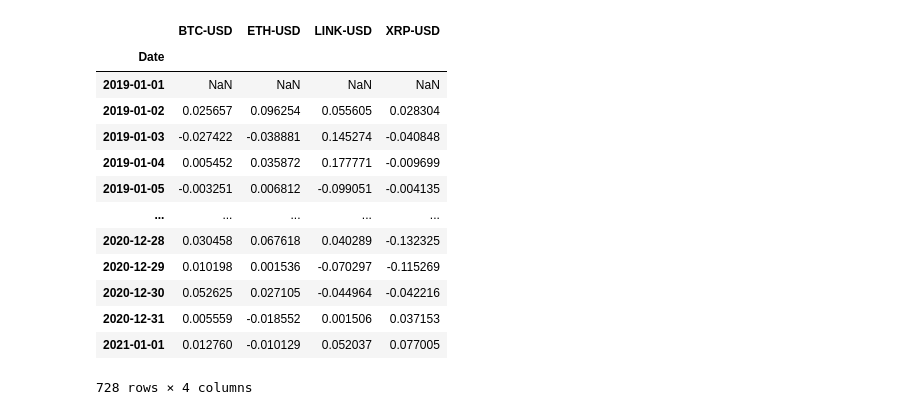
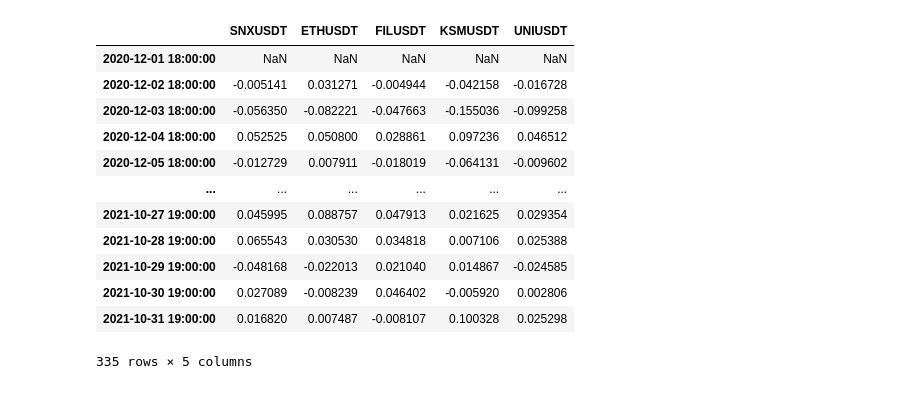
Before and after one commit to dev-jamesk/Crypto-Efficient-Frontier-Visualizer, a Jupyter notebook: Lab.ipynb, the cells around one changed output. Drawn from its saved outputs; the diff is of its cells as text; code cells hidden in the pictures.

```diff
--- a/Lab.ipynb
+++ b/Lab.ipynb
@@ -1,24 +0,0 @@
-# %%
-import pandas as pd
-import numpy as np
-import matplotlib.pyplot as plt
-import yfinance as yf
-import seaborn as sns
-import quandl
-import sys
-import scipy.optimize as scoplt
-
-import plotly.graph_objects as go
-from plotly.subplots import make_subplots
-import plotly.express as px
-import plotly.figure_factory as ff
-
-plt.style.use('fivethirtyeight')
-np.random.seed(777)
-
-data = yf.download(['BTC-USD','ETH-USD','XRP-USD','LINK-USD'],start="2019-01-01",end="2021-01-01")
-#data = yf.download(['AAPL','NKE','GOOGL','AMZN'],start="2018-01-01",end="2021-01-01")
-
-daily_returns = data
-data = data['Adj Close']
-data
@@ -40,0 +52,8 @@ data
+# %%
+data = download(['SNXUSDT','ETHUSDT','FILUSDT','KSMUSDT','UNIUSDT'], dt.datetime(2020, 12, 1), dt.datetime(2021, 11, 1) )
+#data = yf.download(['BTC-USD','ETH-USD','XRP-USD','LINK-USD'],start="2019-01-01",end="2021-01-01")
+#data = yf.download(['AAPL','NKE','GOOGL','AMZN'],start="2018-01-01",end="2021-01-01")
+
+daily_returns = data
+#data = data['Adj Close']
+data
@@ -41,22 +79,23 @@ data
 # %%
 # Calculate daily return.
-daily_returns = np.log(1+daily_returns['Adj Close'].pct_change())
+daily_returns = np.log(1+daily_returns.pct_change())
+
+#daily_returns = np.log(1+daily_returns['Adj Close'].pct_change())
 daily_returns
 # %% [output]
-|  | BTC-USD | ETH-USD | LINK-USD | XRP-USD |
-| Date |  |  |  |  |
-| 2019-01-01 | NaN | NaN | NaN | NaN |
-| 2019-01-02 | 0.025657 | 0.096254 | 0.055605 | 0.028304 |
-| 2019-01-03 | -0.027422 | -0.038881 | 0.145274 | -0.040848 |
-| 2019-01-04 | 0.005452 | 0.035872 | 0.177771 | -0.009699 |
-| 2019-01-05 | -0.003251 | 0.006812 | -0.099051 | -0.004135 |
-| ... | ... | ... | ... | ... |
-| 2020-12-28 | 0.030458 | 0.067618 | 0.040289 | -0.132325 |
-| 2020-12-29 | 0.010198 | 0.001536 | -0.070297 | -0.115269 |
-| 2020-12-30 | 0.052625 | 0.027105 | -0.044964 | -0.042216 |
-| 2020-12-31 | 0.005559 | -0.018552 | 0.001506 | 0.037153 |
-| 2021-01-01 | 0.012760 | -0.010129 | 0.052037 | 0.077005 |
+|  | SNXUSDT | ETHUSDT | FILUSDT | KSMUSDT | UNIUSDT |
+| 2020-12-01 18:00:00 | NaN | NaN | NaN | NaN | NaN |
+| 2020-12-02 18:00:00 | -0.005141 | 0.031271 | -0.004944 | -0.042158 | -0.016728 |
+| 2020-12-03 18:00:00 | -0.056350 | -0.082221 | -0.047663 | -0.155036 | -0.099258 |
+| 2020-12-04 18:00:00 | 0.052525 | 0.050800 | 0.028861 | 0.097236 | 0.046512 |
+| 2020-12-05 18:00:00 | -0.012729 | 0.007911 | -0.018019 | -0.064131 | -0.009602 |
+| ... | ... | ... | ... | ... | ... |
+| 2021-10-27 19:00:00 | 0.045995 | 0.088757 | 0.047913 | 0.021625 | 0.029354 |
+| 2021-10-28 19:00:00 | 0.065543 | 0.030530 | 0.034818 | 0.007106 | 0.025388 |
+| 2021-10-29 19:00:00 | -0.048168 | -0.022013 | 0.021040 | 0.014867 | -0.024585 |
+| 2021-10-30 19:00:00 | 0.027089 | -0.008239 | 0.046402 | -0.005920 | 0.002806 |
+| 2021-10-31 19:00:00 | 0.016820 | 0.007487 | -0.008107 | 0.100328 | 0.025298 |
-728 rows × 4 columns
+335 rows × 5 columns
 # %%
 # remove first row (can't be calcualted).
 daily_returns = daily_returns.drop(daily_returns.index[0])
```
Also changed, not shown: parts of 15 cells of this notebook.
